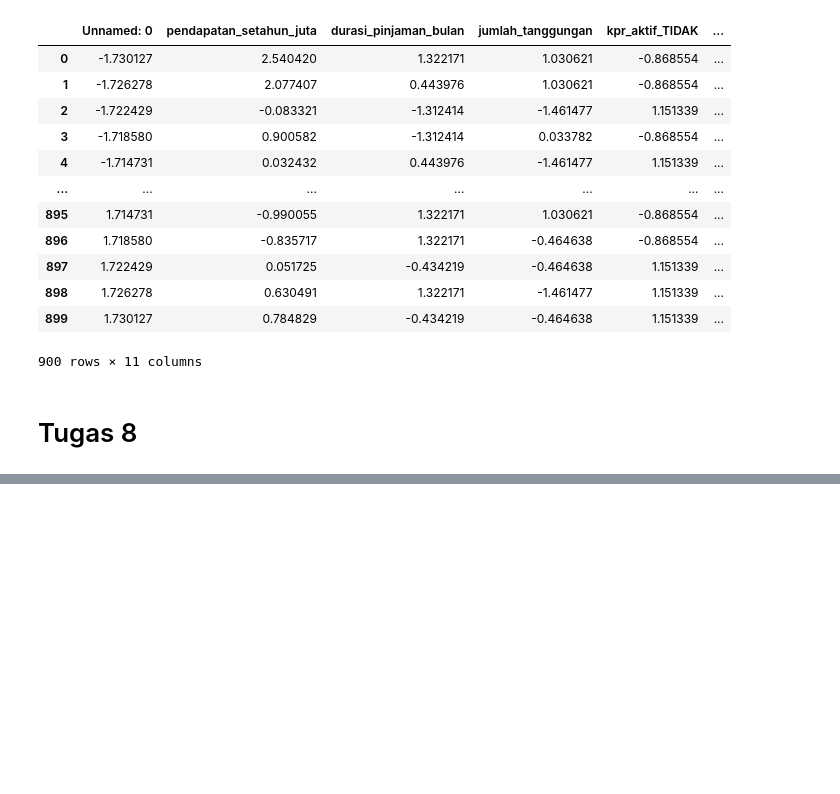
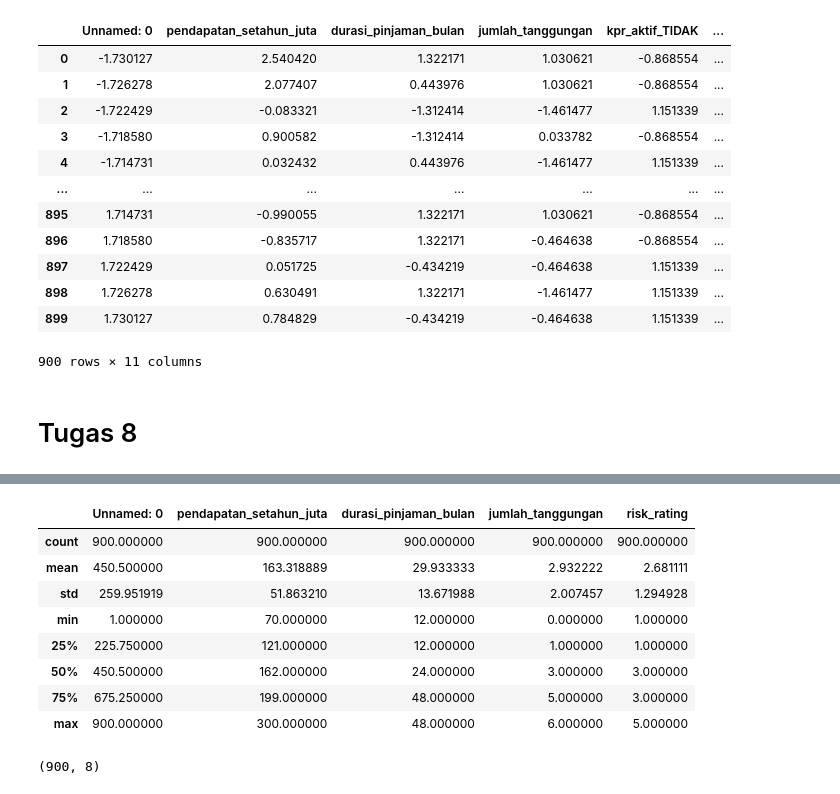
Before and after one commit to Theresia028/datamining, a Jupyter notebook: _sources/notebooks.ipynb, the cells around one changed output, grey strips where cells are left out. Cells and saved outputs as stored; diff of their text form; code cells hidden in the pictures; blank space fills up the shorter version.

```diff
--- a/_sources/notebooks.ipynb
+++ b/_sources/notebooks.ipynb
@@ -767,0 +778,2 @@ dataZScale
+# %%
+df = pd.read_csv("https://raw.githubusercontent.com/Theresia028/there_028/master/credit_score.csv")
@@ -767,0 +789,16 @@ dataZScale
+# %%
+df.describe()
+# %% [output]
+|  | Unnamed: 0 | pendapatan_setahun_juta | durasi_pinjaman_bulan | jumlah_tanggungan | risk_rating |
+| count | 900.000000 | 900.000000 | 900.000000 | 900.000000 | 900.000000 |
+| mean | 450.500000 | 163.318889 | 29.933333 | 2.932222 | 2.681111 |
+| std | 259.951919 | 51.863210 | 13.671988 | 2.007457 | 1.294928 |
+| min | 1.000000 | 70.000000 | 12.000000 | 0.000000 | 1.000000 |
+| 25% | 225.750000 | 121.000000 | 12.000000 | 1.000000 | 1.000000 |
+| 50% | 450.500000 | 162.000000 | 24.000000 | 3.000000 | 3.000000 |
+| 75% | 675.250000 | 199.000000 | 48.000000 | 5.000000 | 3.000000 |
+| max | 900.000000 | 300.000000 | 48.000000 | 6.000000 | 5.000000 |
+# %%
+df.shape
+# %% [output]
+(900, 8)
```
Also changed, not shown: parts of 7 cells of this notebook, 6 other files.
